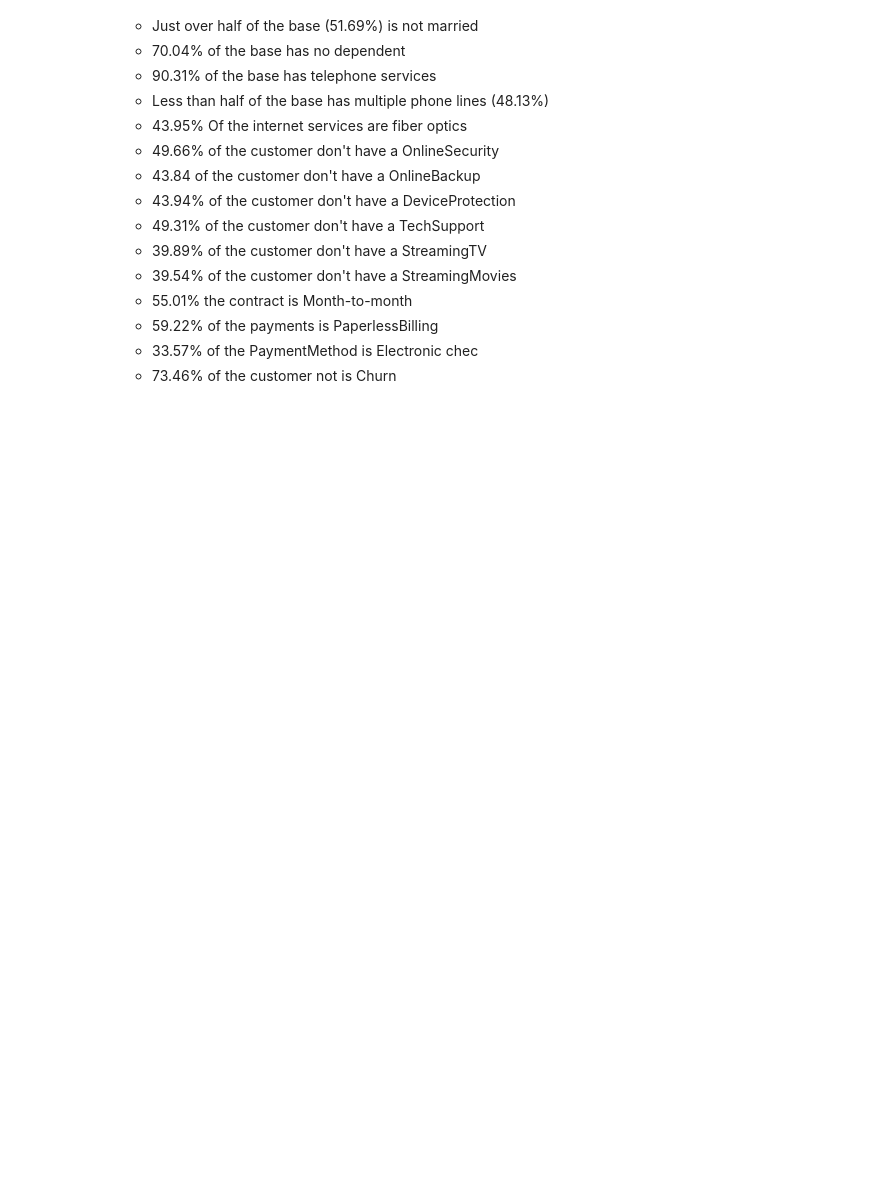
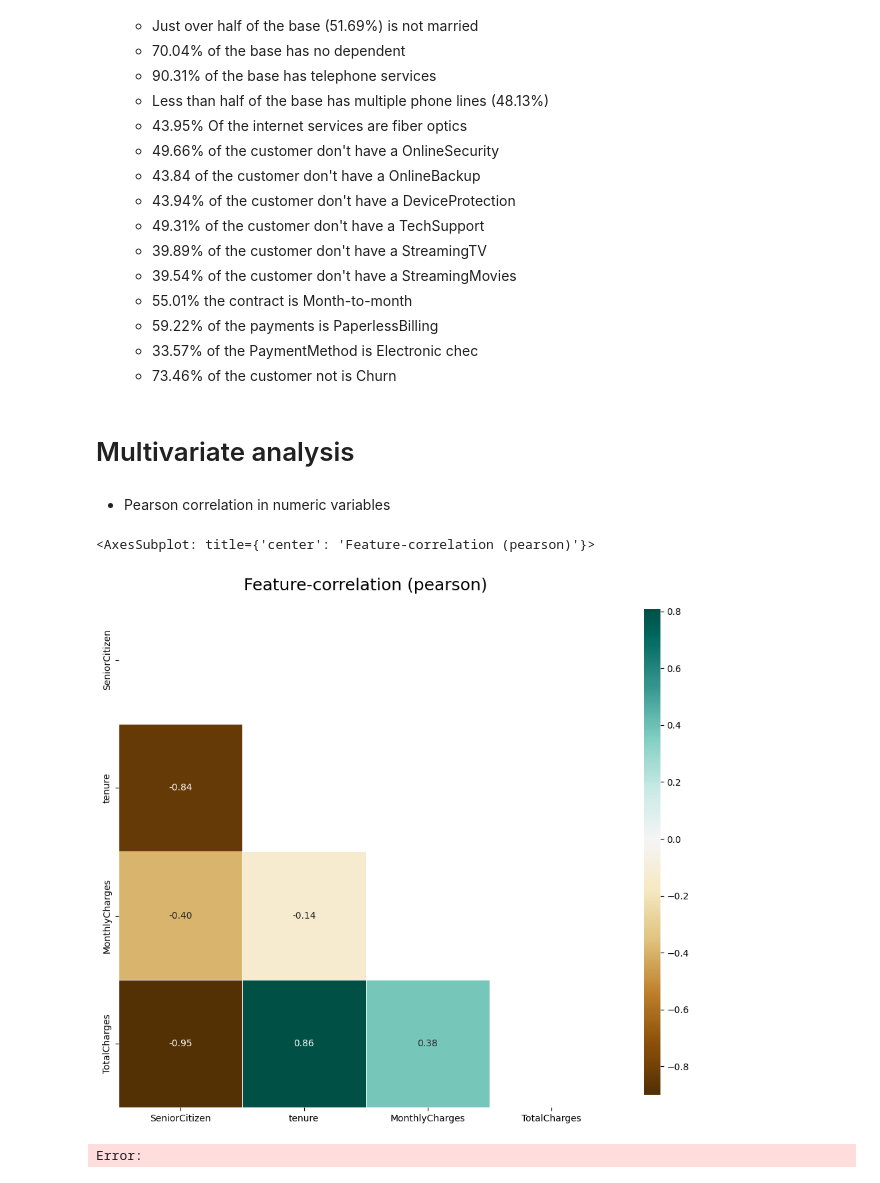
Before and after one commit to Eric-Oliveira-ds/Telco-Customer-Churn, a Jupyter notebook: notebook/EDA.ipynb, the cells around one changed output. Saved outputs shown, nothing was run; the diff lists cells and outputs as text; code cells hidden in the pictures; blank space fills up the shorter version.

```diff
--- a/notebook/EDA.ipynb
+++ b/notebook/EDA.ipynb
@@ -219,3 +246,16 @@ df_categorical_report.to_excel(r'C:\Users\erico\OneDrive\Documentos\Projeto-Eric
     - 59.22% of the payments is PaperlessBilling
     - 33.57% of the PaymentMethod is Electronic chec
     - 73.46% of the customer not is Churn
+# %% [markdown]
+# Multivariate analysis
+# %% [markdown]
+ - Pearson correlation in numeric variables
+# %%
+# correlation plot with numeric variables
+df_corr = df2.select_dtypes(exclude='object')
+df_corr = df_corr.corr(method='pearson')
+klib.corr_plot(df_corr)
+# %% [output]
+<AxesSubplot: title={'center': 'Feature-correlation (pearson)'}>
+[figure, added]
+Error:
```
Also changed, not shown: parts of 33 cells of this notebook, 2 other files.
